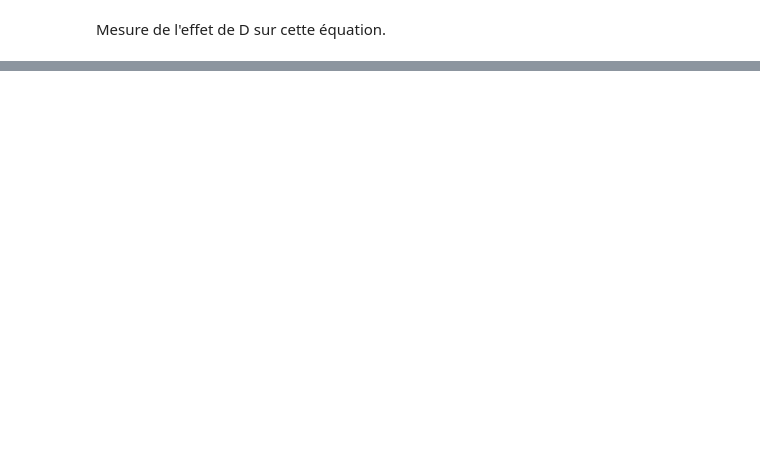
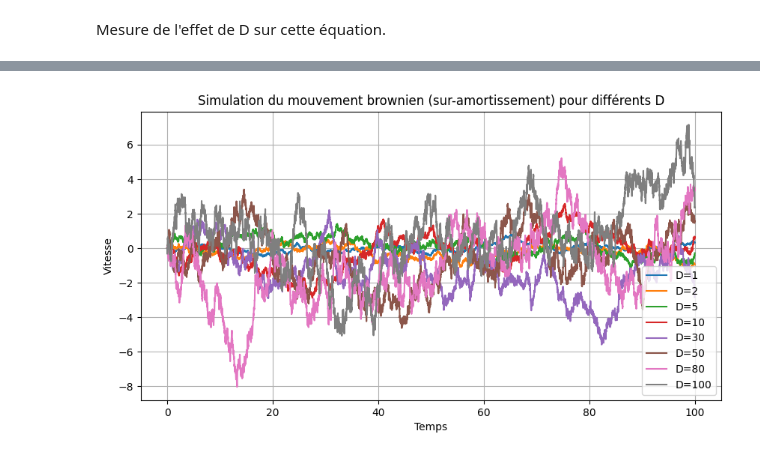
Before and after one commit to ostix360/Brownian-Motion, a Jupyter notebook: CR_speed.ipynb, the cells around one changed output, grey strips where cells are left out. Saved outputs shown, nothing was run; the diff lists cells and outputs as text; code cells hidden in the pictures; blank space fills up the shorter version.

```diff
--- a/CR_speed.ipynb
+++ b/CR_speed.ipynb
@@ -89,0 +93,12 @@ plt.show()
+# %%
+plt.figure(figsize=(10, 5))
+for i, d in enumerate(D):
+    plt.plot(t, v[i, :, 0], label='D={}'.format(d))
+plt.xlabel('Temps')
+plt.ylabel('Vitesse')
+plt.title('Simulation du mouvement brownien (sur-amortissement) pour différents D')
+plt.legend()
+plt.grid()
+plt.show()
+# %% [output]
+[figure, added]
```
Also changed, not shown: parts of 10 cells of this notebook.
